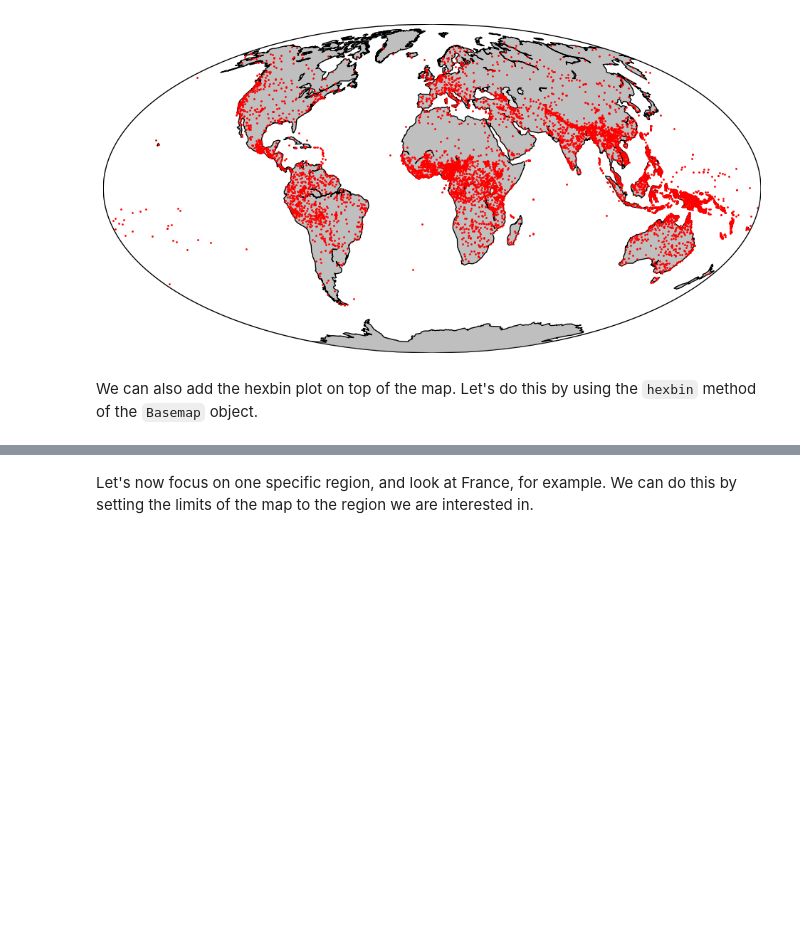
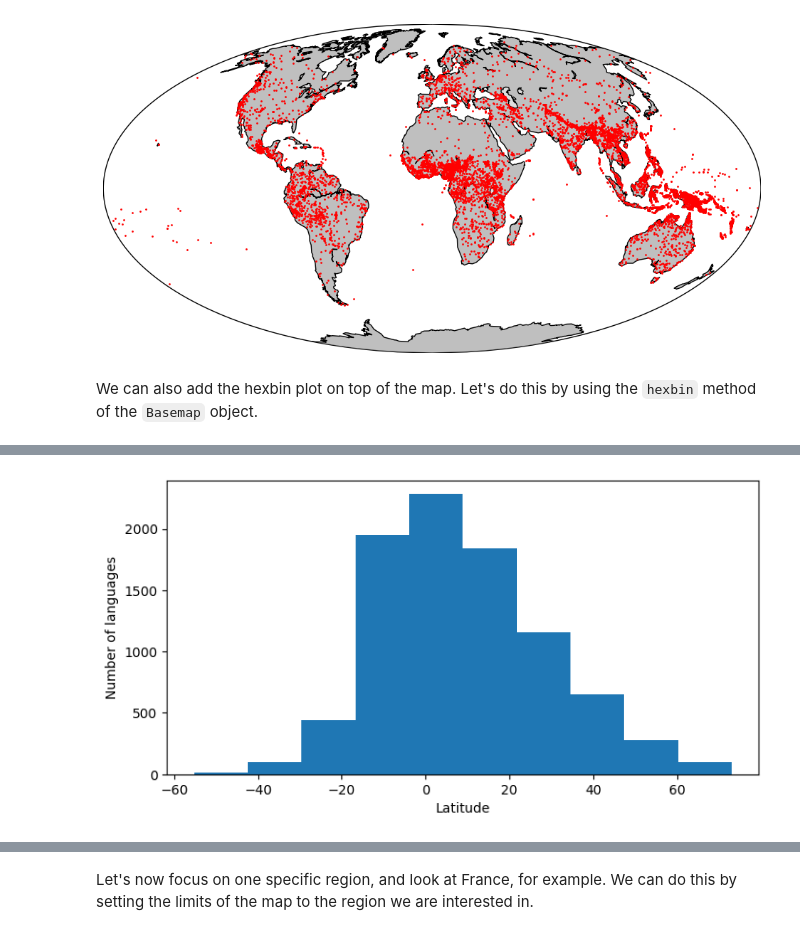
Before and after one commit to TYacinee/materiel_TALL, a Jupyter notebook: S1/TD1-linguistic-diversity.ipynb, the cells around one changed output, grey strips where cells are left out. Drawn from its saved outputs; the diff is of its cells as text; code cells hidden in the pictures; blank space fills up the shorter version.

```diff
--- a/S1/TD1-linguistic-diversity.ipynb
+++ b/S1/TD1-linguistic-diversity.ipynb
@@ -224,0 +247,9 @@ plt.show()
+# %%
+plt.figure(figsize=(8, 4))
+plt.hist(df_coord['latitude'], # latitude values
+         )
+plt.xlabel('Latitude') # set the label of the x-axis
+plt.ylabel('Number of languages')
+plt.show()
+# %% [output]
+[figure, added]
```
Also changed, not shown: parts of 46 cells of this notebook.
